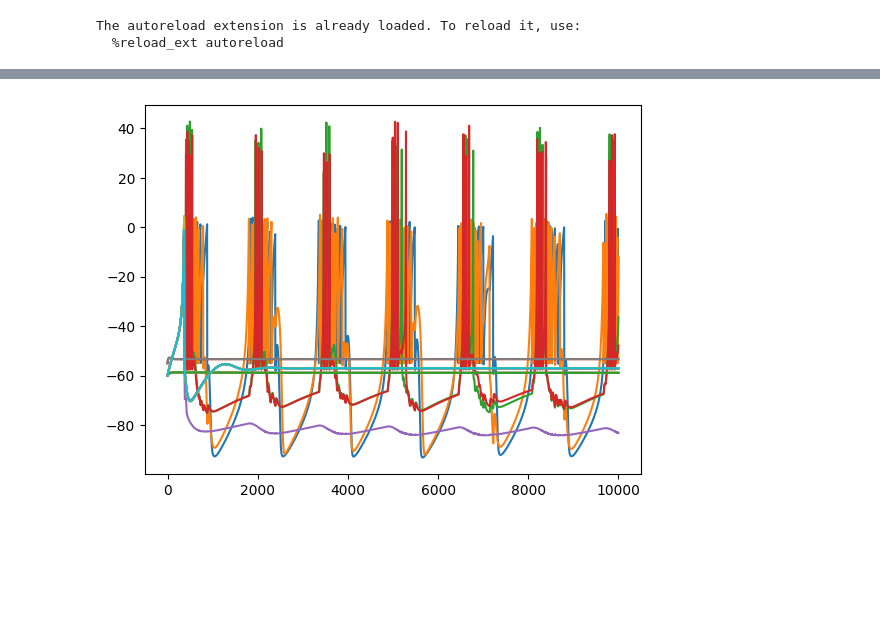
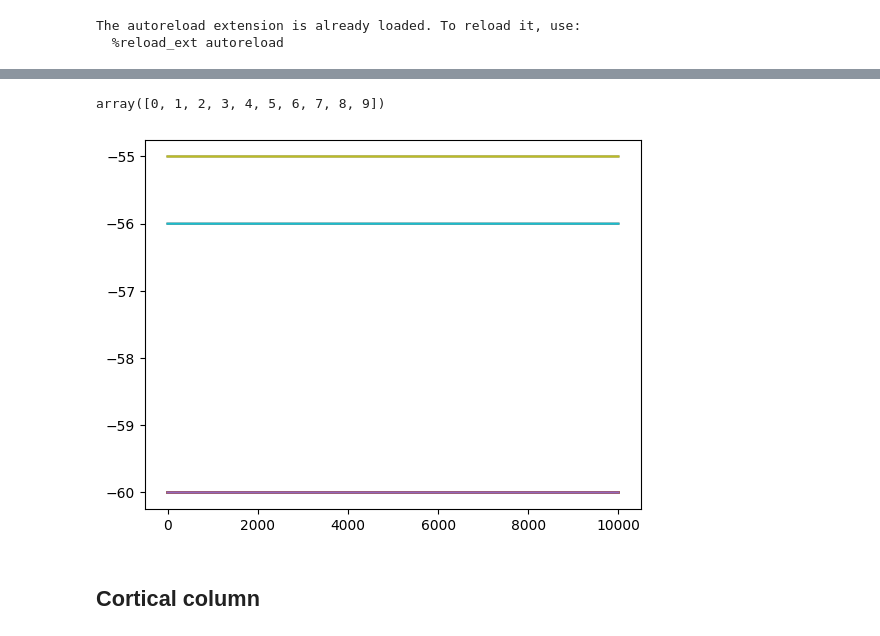
Before and after one commit to Dalsaetra/NeuroSimV3, a Jupyter notebook: python/notebook.ipynb, the cells around one changed output, grey strips where cells are left out. Cells and saved outputs as stored; diff of their text form; code cells hidden in the pictures; blank space fills up the shorter version.

```diff
--- a/python/notebook.ipynb
+++ b/python/notebook.ipynb
@@ -83,8 +83,15 @@ I_ext = 35
 
 for i in range(10000):
     sim.step(I_ext=I_ext)
+# %%
+neuron_pop.get_types_from_layer(0)
+neuron_pop.get_neurons_from_layer(0)
+# %% [output]
+array([0, 1, 2, 3, 4, 5, 6, 7, 8, 9])
 # %%
-plt.plot(sim.stats.Vs)
+plt.plot(np.array(sim.stats.Vs)[:, neuron_pop.get_neurons_from_layer(0)])
 plt.show()
 # %% [output]
-[figure, old version]
+[figure, new version]
+# %% [markdown]
+## Cortical column
```
Also changed, not shown: parts of 14 cells of this notebook, 5 other files.
